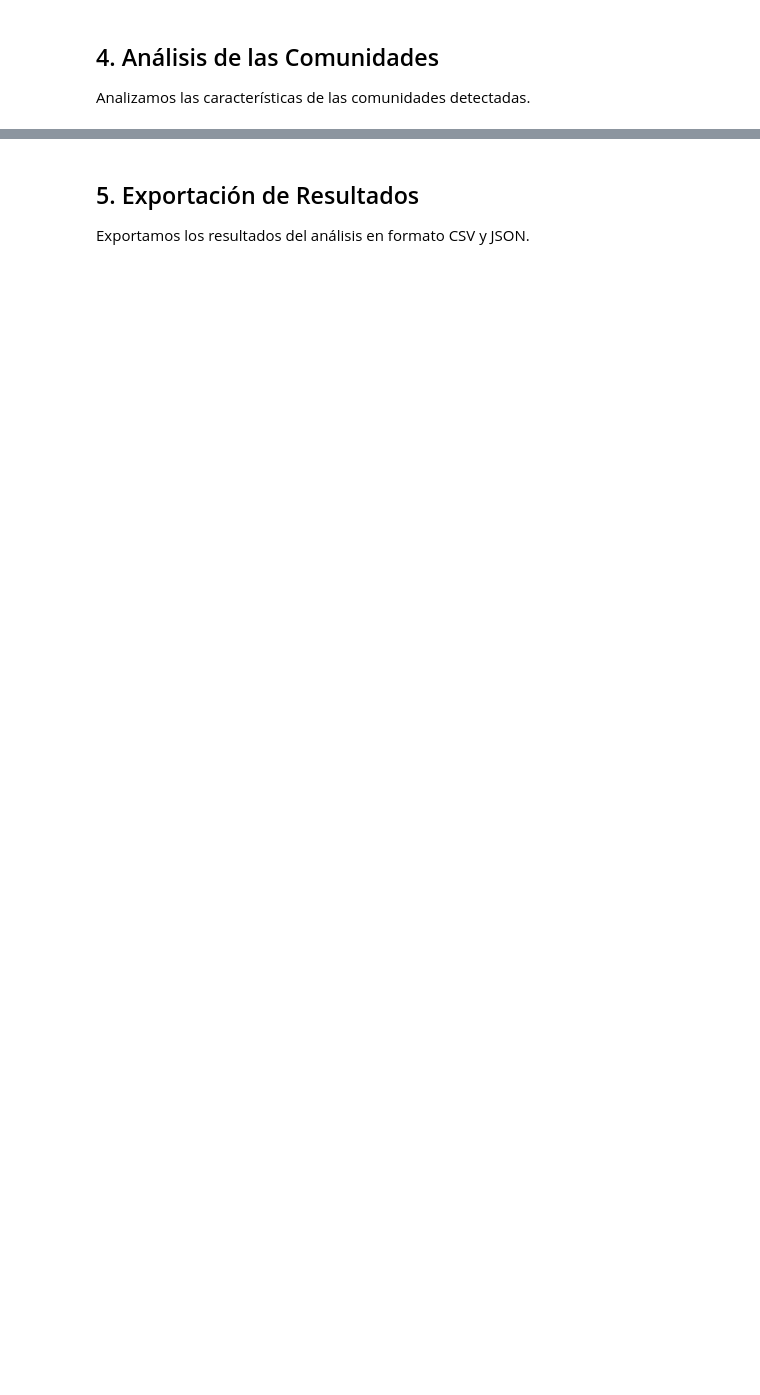
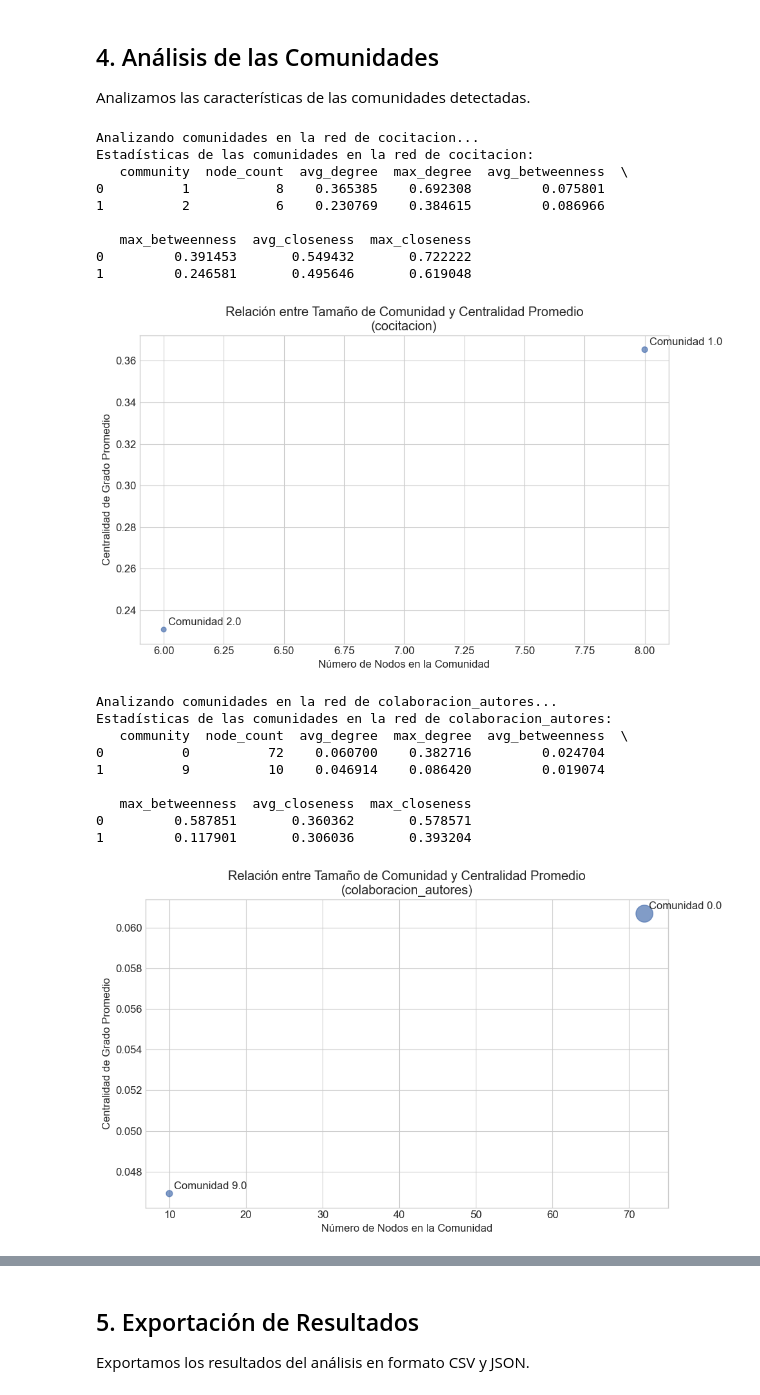
Before and after one commit to complexluise/bib2graph, a Jupyter notebook: analisis/analisis_estructural_redes.ipynb, the cells around one changed output, grey strips where cells are left out. Saved outputs shown, nothing was run; the diff lists cells and outputs as text; code cells hidden in the pictures; blank space fills up the shorter version.

```diff
--- a/analisis/analisis_estructural_redes.ipynb
+++ b/analisis/analisis_estructural_redes.ipynb
@@ -316,33 +314,54 @@ def analizar_comunidades(centrality_with_community, nombre_red):
 
     # Mostrar estadísticas de las comunidades
     print(f"Estadísticas de las comunidades en la red de {nombre_red}:")
     print(community_stats.head(10))
 
     # Visualizar la relación entre tamaño de comunidad y centralidad promedio
     plt.figure(figsize=(10, 6))
     plt.scatter(community_stats['node_count'], community_stats['avg_degree'],
                 s=community_stats['node_count']*5, alpha=0.7)
 
     # Añadir etiquetas para las comunidades más grandes
     for i, row in community_stats.head(5).iterrows():
         plt.annotate(f"Comunidad {row['community']}",
                     (row['node_count'], row['avg_degree']),
                     xytext=(5, 5), textcoords='offset points')
 
     plt.title(f'Relación entre Tamaño de Comunidad y Centralidad Promedio\n({nombre_red})')
     plt.xlabel('Número de Nodos en la Comunidad')
     plt.ylabel('Centralidad de Grado Promedio')
     plt.tight_layout()
-    plt.savefig(f"resultados/tamano_vs_centralidad_{nombre_red}.png", dpi=300, bbox_inches="tight")
+    plt.savefig(f"../resultados/tamano_vs_centralidad_{nombre_red}.png", dpi=300, bbox_inches="tight")
     plt.show()
 
     # Exportar estadísticas de comunidades
-    community_stats.to_csv(f"resultados/estadisticas_comunidades_{nombre_red}.csv", index=False)
-    community_stats.to_json(f"resultados/estadisticas_comunidades_{nombre_red}.json", orient='records', indent=4)
+    community_stats.to_csv(f"../resultados/estadisticas_comunidades_{nombre_red}.csv", index=False)
+    community_stats.to_json(f"../resultados/estadisticas_comunidades_{nombre_red}.json", orient='records', indent=4)
 
     return community_stats
 
 # Analizar comunidades para cada red
 cocitation_community_stats = analizar_comunidades(cocitation_with_community, "cocitacion")
 author_community_stats = analizar_comunidades(author_with_community, "colaboracion_autores")
 keyword_community_stats = analizar_comunidades(keyword_with_community, "coocurrencia_keywords")
+# %% [output]
+Analizando comunidades en la red de cocitacion...
+Estadísticas de las comunidades en la red de cocitacion:
+   community  node_count  avg_degree  max_degree  avg_betweenness  \
+0          1           8    0.365385    0.692308         0.075801
+1          2           6    0.230769    0.384615         0.086966
+
+   max_betweenness  avg_closeness  max_closeness
+0         0.391453       0.549432       0.722222
+1         0.246581       0.495646       0.619048
+[figure, added]
+Analizando comunidades en la red de colaboracion_autores...
+Estadísticas de las comunidades en la red de colaboracion_autores:
+   community  node_count  avg_degree  max_degree  avg_betweenness  \
+0          0          72    0.060700    0.382716         0.024704
+1          9          10    0.046914    0.086420         0.019074
+
+   max_betweenness  avg_closeness  max_closeness
+0         0.587851       0.360362       0.578571
+1         0.117901       0.306036       0.393204
+[figure, added]
```
Also changed, not shown: parts of 11 cells of this notebook.
